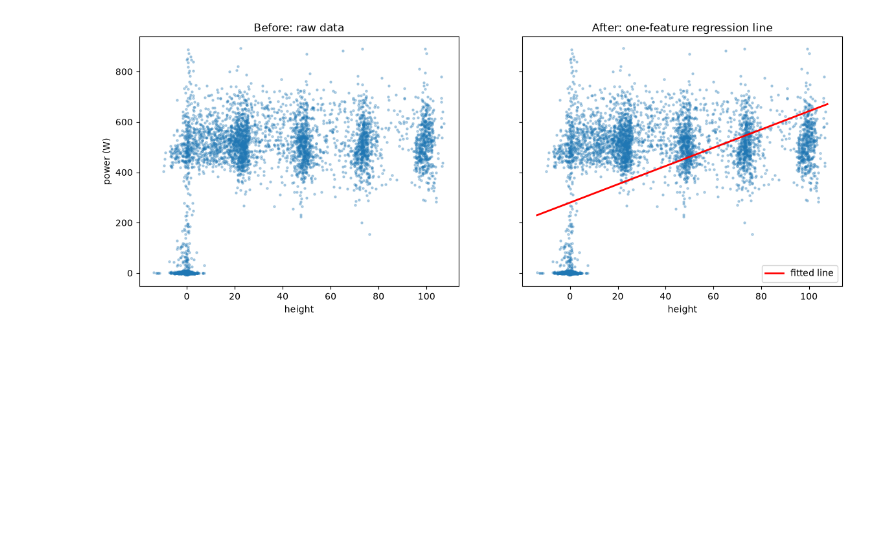
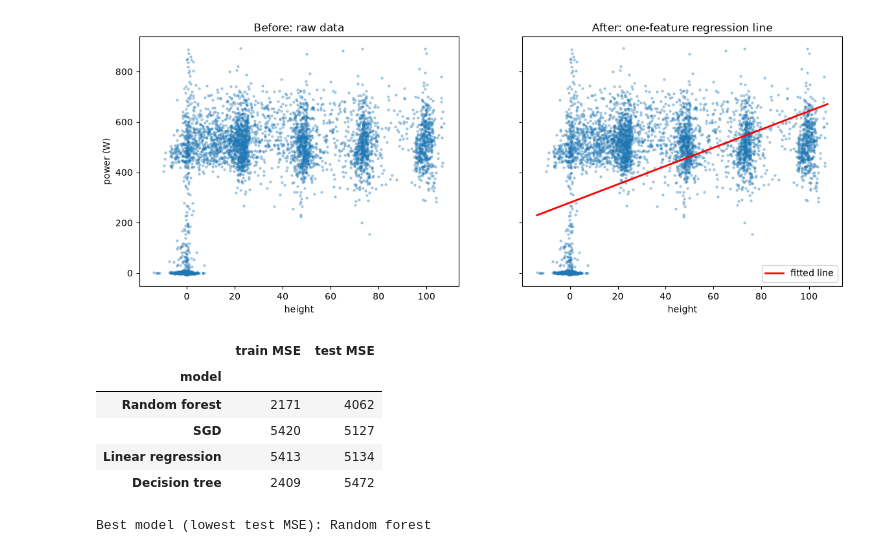
Before and after one commit to TheRealToky/linear_regression_model, a Jupyter notebook: summative/linear_regression/multivariate.ipynb, the cells around one changed output. Drawn from its saved outputs; the diff is of its cells as text; code cells hidden in the pictures; blank space fills up the shorter version.

Commit message:
feat: implement dynamic model selection

```diff
--- a/summative/linear_regression/multivariate.ipynb
+++ b/summative/linear_regression/multivariate.ipynb
@@ -659,0 +666,22 @@ Top feature: height | power = 3.63 * height + 279.8 | test MSE: 38,004
+# %%
+# Train and test MSE of every model from step 1 (SGD with its tuned defaults), best first
+results = pd.DataFrame([
+    {"model": name,
+     "train MSE": mean_squared_error(y_train, pipe.predict(X_train)),
+     "test MSE": mean_squared_error(y_test, pipe.predict(X_test))}
+    for name, pipe in models.items()
+]).set_index("model").sort_values("test MSE").round().astype(int)
+
+best_name = results["test MSE"].idxmin()
+best_model = models[best_name]
+
+display(results)
+print(f"Best model (lowest test MSE): {best_name}")
+# %% [output]
+|  | train MSE | test MSE |
+| model |  |  |
+| Random forest | 2171 | 4062 |
+| SGD | 5420 | 5127 |
+| Linear regression | 5413 | 5134 |
+| Decision tree | 2409 | 5472 |
+Best model (lowest test MSE): Random forest
```
Also changed, not shown: parts of 4 cells of this notebook.
